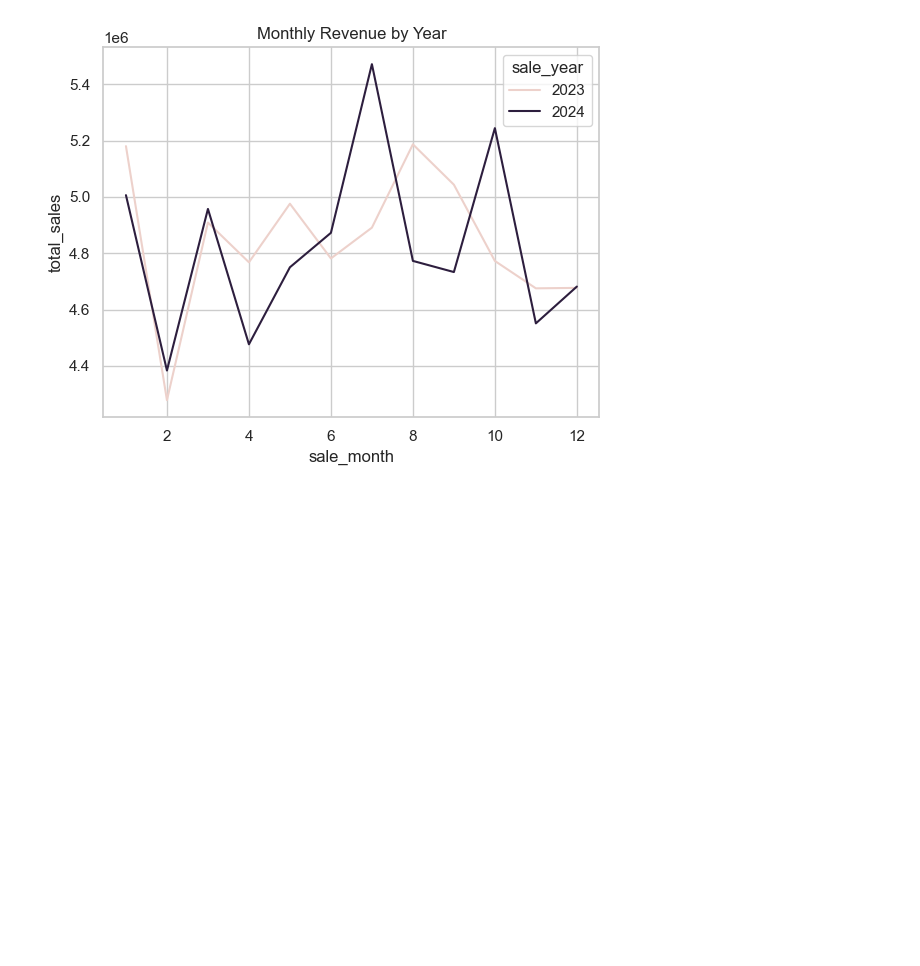
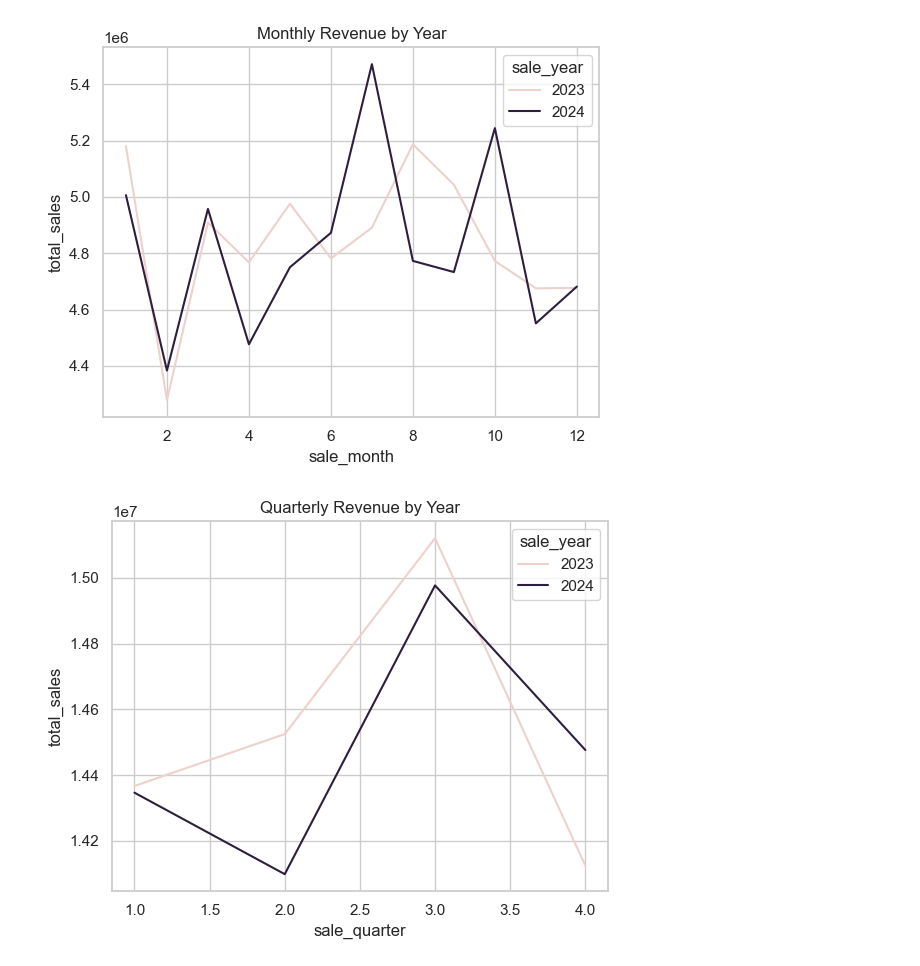
Before and after one commit to subrata-analytics/sales-performance-dashboard, a Jupyter notebook: notebooks/exploratory_analysis.ipynb, the cells around one changed output. Cells and saved outputs as stored; diff of their text form; code cells hidden in the pictures; blank space fills up the shorter version.

Commit message:
Add script for quarter trend

```diff
--- a/notebooks/exploratory_analysis.ipynb
+++ b/notebooks/exploratory_analysis.ipynb
@@ -123,3 +123,17 @@ plt.title("Monthly Revenue by Year")
 plt.show()
 # %% [output]
 [figure]
+# %%
+# Quarterly revenue patterns
+quaterly_sales = df.groupby(["sale_year", "sale_quarter"])["total_sales"].sum().reset_index()
+
+sns.lineplot(
+    data=quaterly_sales,
+    x="sale_quarter",
+    y="total_sales",
+    hue="sale_year"
+)
+plt.title("Quarterly Revenue by Year")
+plt.show()
+# %% [output]
+[figure, added]
```
Also changed, not shown: parts of 1 cell of this notebook.
